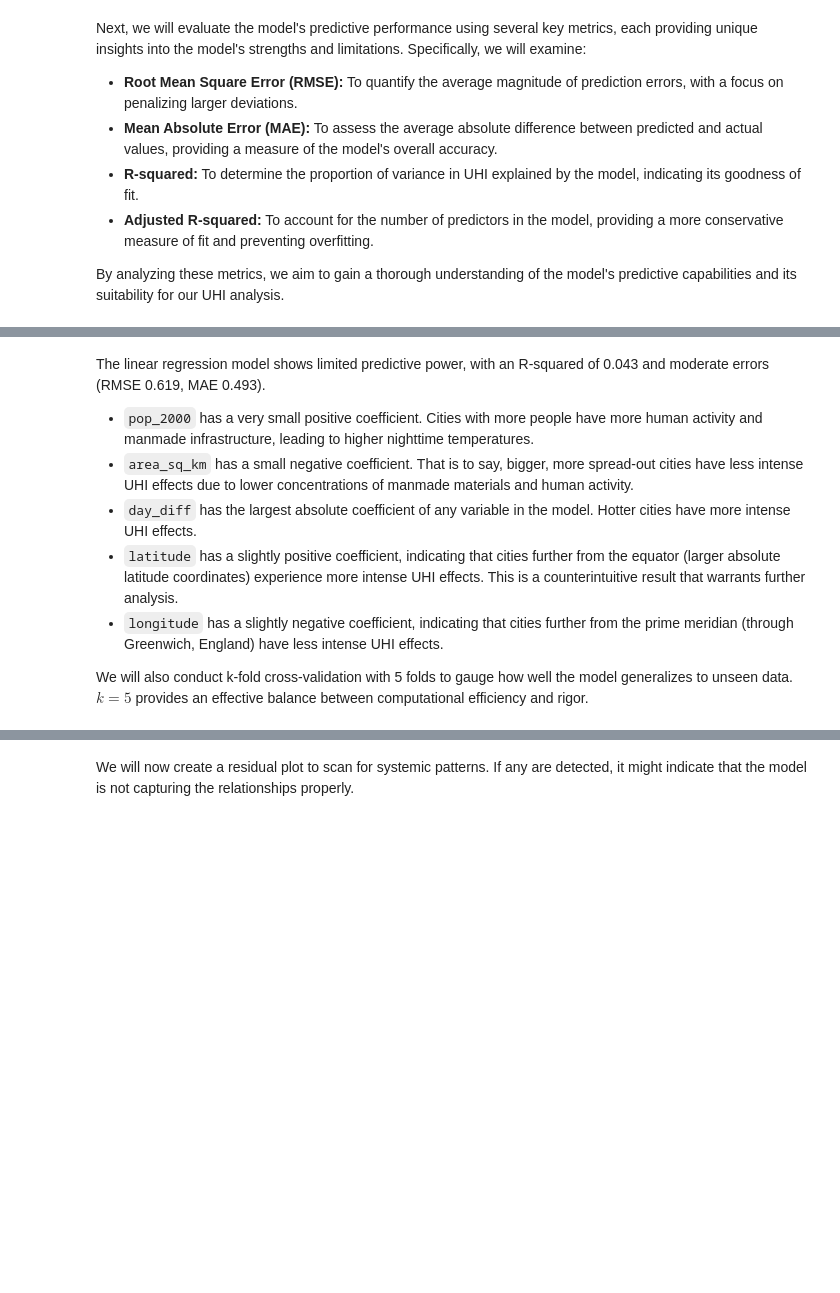
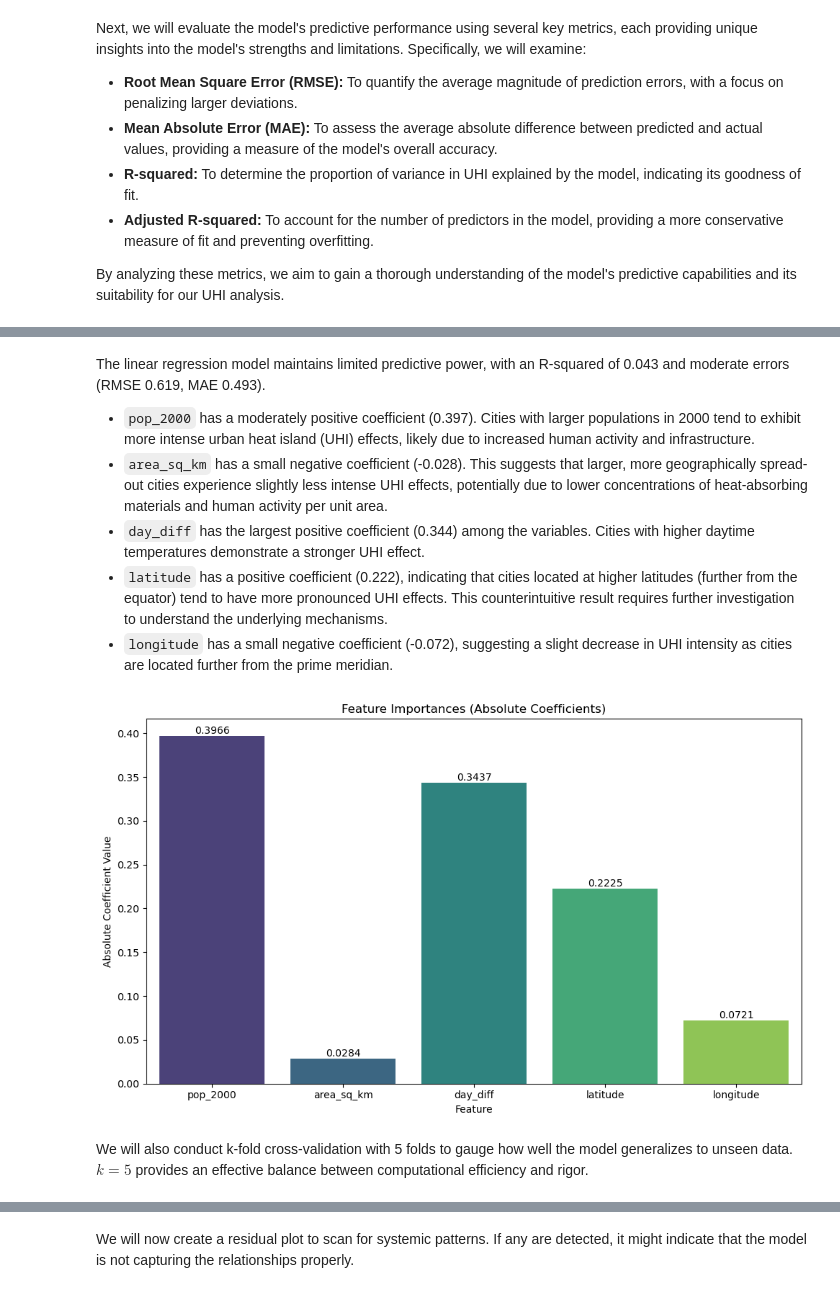
Before and after one commit to jhould007/GCU-MSDS-Capstone-Project, a Jupyter notebook: Exploring Global Urban Heat Islands Predictive Modeling and Spatial Analysis.ipynb, the cells around one changed output, grey strips where cells are left out. Saved outputs shown, nothing was run; the diff lists cells and outputs as text; code cells hidden in the pictures; blank space fills up the shorter version.

```diff
--- a/Exploring Global Urban Heat Islands Predictive Modeling and Spatial Analysis.ipynb
+++ b/Exploring Global Urban Heat Islands Predictive Modeling and Spatial Analysis.ipynb
@@ -533,20 +527,10 @@ Normalizing numeric variables is essential for model performance, as it scales f
 
 Additionally, to rigorously evaluate the model's performance and ensure its ability to generalize to unseen data, we partitioned the dataset into training and testing sets. The training set was used to develop and fit the model, while the testing set served as an independent benchmark to assess its predictive accuracy and identify potential overfitting.
 # %%
+from sklearn.preprocessing import MinMaxScaler
+
+# Function to normalize data and perform a train-test split
 def prepare_data(df, features, test_size=0.2, random_state=42):
-    """
-    Selects features, normalizes them, and splits the data into training and testing sets.
-
-    Args:
-        df (pd.DataFrame): The input DataFrame.
-        features (list): List of feature column names.
-        label_col (str, optional): The name of the label column. Defaults to "night_diff".
-        test_size (float, optional): The proportion of the dataset to include in the test split. Defaults to 0.2.
-        random_state (int, optional): Controls the shuffling applied to the data before applying the split. Defaults to 42.
-
-    Returns:
-        tuple: A tuple containing x_train, x_test, y_train, y_test.
-    """
 
     # Select features and label
     x = df[features].copy()
@@ -623,8 +612,10 @@ Next, we will evaluate the model's predictive performance using several key metr
 
 By analyzing these metrics, we aim to gain a thorough understanding of the model's predictive capabilities and its suitability for our UHI analysis.
 # %%
+from sklearn.metrics import mean_squared_error, mean_absolute_error, r2_score
+
 # Calculate and display RMSE and MAE
-print(f"Model Evaluation Metrics:")
+print(f"Model Evaluation Metrics")
 rmse = np.sqrt(mean_squared_error(y_test, y_pred))
 print(f"RMSE: {rmse}")
 mae = mean_absolute_error(y_test, y_pred)
@@ -642,6 +633,6 @@ print(f"Adjusted R²: {adj_r2} \n")
 intercept = model.intercept_
 coefficients = model.coef_
 feature_names = x_train.columns
-print(f"Feature Importance Analysis:")
-coef_df = pd.DataFrame({"Feature": feature_names, "Coefficient": coefficients})
+print(f"Feature Importance Analysis")
+coef_df = pd.DataFrame({"feature": feature_names, "coeff": coefficients, "abs_coeff": np.abs(coefficients)})
 print(f"{coef_df} \n")
@@ -648,12 +653,32 @@ print(f"{coef_df} \n")
 # %% [markdown]
-The linear regression model shows limited predictive power, with an R-squared of 0.043 and moderate errors (RMSE 0.619, MAE 0.493).
-* `pop_2000` has a very small positive coefficient. Cities with more people have more human activity and manmade infrastructure, leading to higher nighttime temperatures.
-* `area_sq_km` has a small negative coefficient. That is to say, bigger, more spread-out cities have less intense UHI effects due to lower concentrations of manmade materials and human activity.
-* `day_diff` has the largest absolute coefficient of any variable in the model. Hotter cities have more intense UHI effects.
-* `latitude` has a slightly positive coefficient, indicating that cities further from the equator (larger absolute latitude coordinates) experience more intense UHI effects. This is a counterintuitive result that warrants further analysis.
-* `longitude` has a slightly negative coefficient, indicating that cities further from the prime meridian (through Greenwich, England) have less intense UHI effects.
+The linear regression model maintains limited predictive power, with an R-squared of 0.043 and moderate errors (RMSE 0.619, MAE 0.493).
 
-We will also conduct k-fold cross-validation with 5 folds to gauge how well the model generalizes to unseen data. $k=5$ provides an effective balance between computational efficiency and rigor.
+* `pop_2000` has a moderately positive coefficient (0.397). Cities with larger populations in 2000 tend to exhibit more intense urban heat island (UHI) effects, likely due to increased human activity and infrastructure.
+* `area_sq_km` has a small negative coefficient (-0.028). This suggests that larger, more geographically spread-out cities experience slightly less intense UHI effects, potentially due to lower concentrations of heat-absorbing materials and human activity per unit area.
+* `day_diff` has the largest positive coefficient (0.344) among the variables. Cities with higher daytime temperatures demonstrate a stronger UHI effect.
+* `latitude` has a positive coefficient (0.222), indicating that cities located at higher latitudes (further from the equator) tend to have more pronounced UHI effects. This counterintuitive result requires further investigation to understand the underlying mechanisms.
+* `longitude` has a small negative coefficient (-0.072), suggesting a slight decrease in UHI intensity as cities are located further from the prime meridian.
+# %%
+# Create the bar graph using seaborn
+plt.figure(figsize=(10, 6))  # Adjust figure size as needed
+sns.barplot(x='feature', y='abs_coeff', data=coef_df, palette='viridis')
+
+# Add labels and title
+plt.xlabel('Feature')
+plt.ylabel('Absolute Coefficient Value')
+plt.title('Feature Importances (Absolute Coefficients)')
+
+# Add values above the bars
+for index, value in enumerate(coef_df['abs_coeff']):
+    plt.text(index, value, f'{value:.4f}', ha='center', va='bottom')
+
+# Show the plot
+plt.tight_layout()
+plt.show()
+# %% [output]
+[figure, added]
+# %% [markdown]
+We will also conduct k-fold cross-validation with 5 folds to gauge how well the model generalizes to unseen data. $k=5$ provides an effective balance between computational efficiency and rigor.
 # %%
 from sklearn.model_selection import cross_val_score, KFold
 
```
Also changed, not shown: parts of 29 cells of this notebook, 1 other file.
